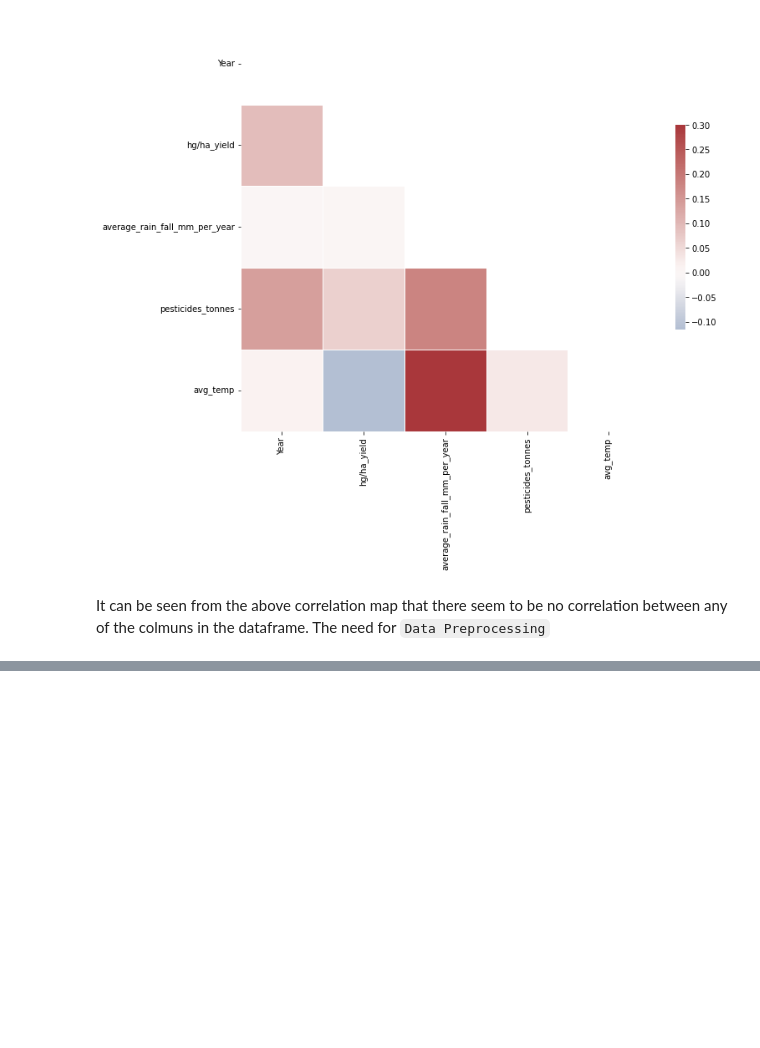
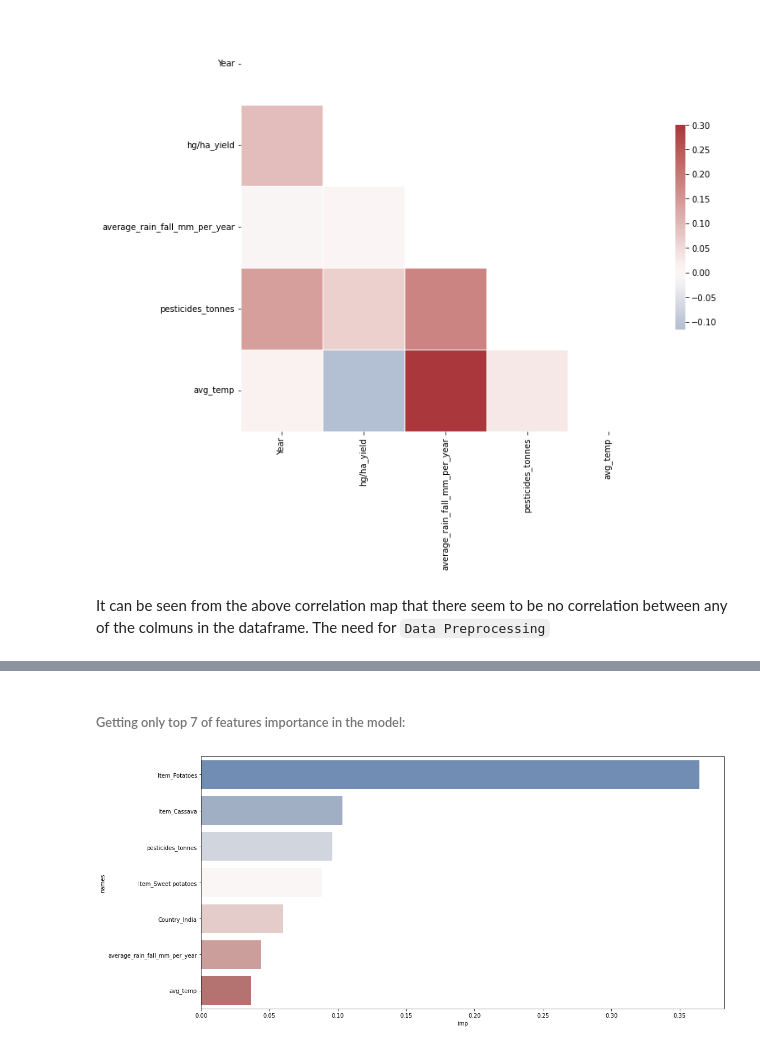
Before and after one commit to Zummit-Africa-Inc/Crop-Yield-Prediction, a Jupyter notebook: tasks/Crop-Yield-Prediction1/Crop-Yield-Prediction.ipynb, the cells around one changed output, grey strips where cells are left out. Saved outputs shown, nothing was run; the diff lists cells and outputs as text; code cells hidden in the pictures; blank space fills up the shorter version.

```diff
--- a/tasks/Crop-Yield-Prediction1/Crop-Yield-Prediction.ipynb
+++ b/tasks/Crop-Yield-Prediction1/Crop-Yield-Prediction.ipynb
@@ -427,0 +665,14 @@ It can be seen from the above correlation map that there seem to be no correlati
+# %% [markdown]
+###### Getting only top 7 of features importance in the model:
+# %%
+#7 most important factors that affect crops yield throughout the world.
+a4_dims = (16.7, 8.27)
+
+fig, ax = plt.subplots(figsize=a4_dims)
+df=pd.DataFrame.from_dict(varimp)
+df.sort_values(ascending=False,by=["imp"],inplace=True)
+df=df.dropna()
+df=df.nlargest(7, 'imp')
+sns.barplot(x="imp",y="names",palette="vlag",data=df,orient="h",ax=ax);
+# %% [output]
+[figure, added]
```
Also changed, not shown: parts of 35 cells of this notebook.
